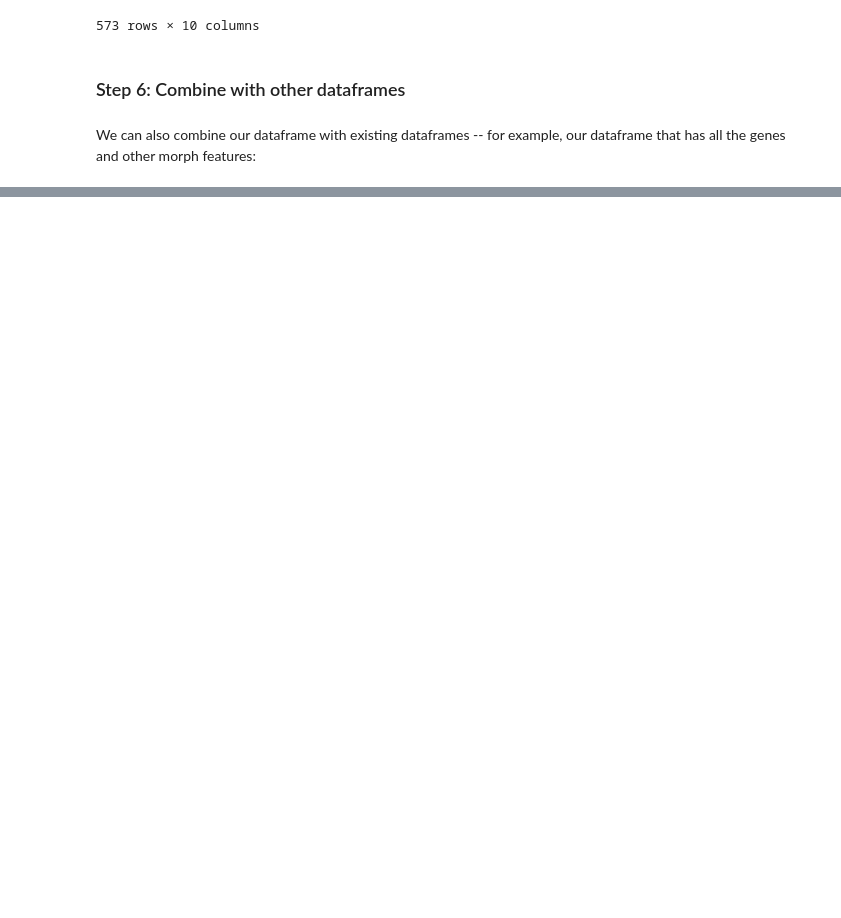
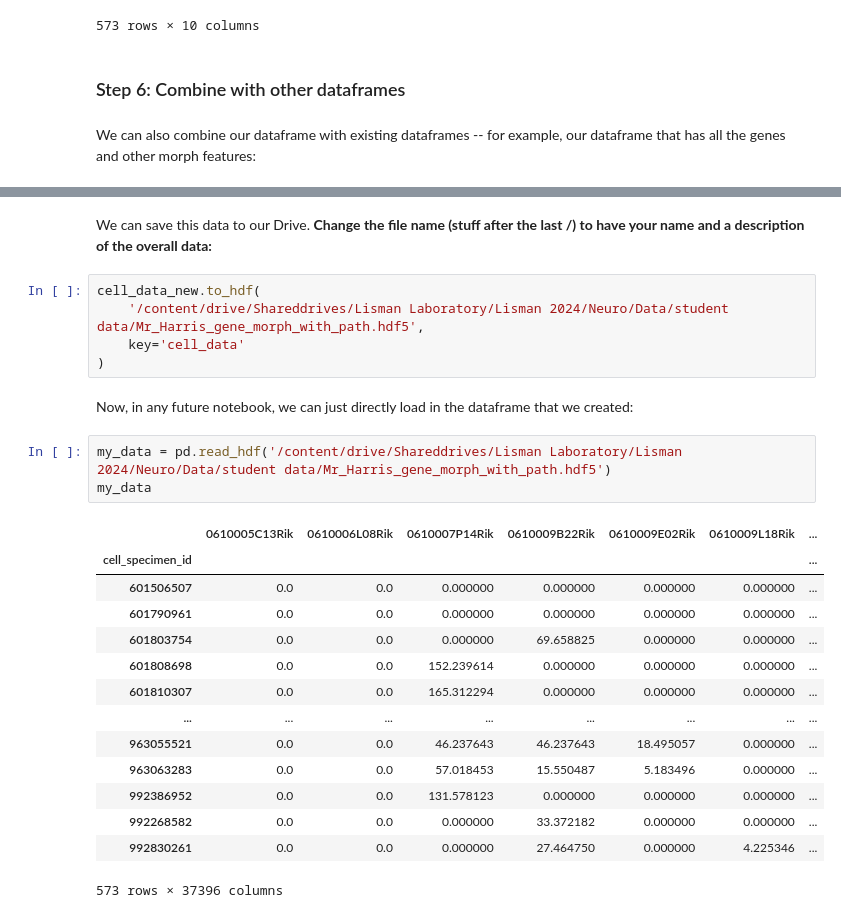
Before and after one commit to tb-harris/bin-2024, a Jupyter notebook: Figuring_Out_the_Feature_Extractor.ipynb, the cells around one changed output, grey strips where cells are left out. Cells and saved outputs as stored; diff of their text form; blank space fills up the shorter version.

```diff
--- a/Figuring_Out_the_Feature_Extractor.ipynb
+++ b/Figuring_Out_the_Feature_Extractor.ipynb
@@ -177,0 +237,27 @@ cell_data =
+# %% [markdown]
+We can save this data to our Drive. **Change the file name (stuff after the last /) to have your name and a description of the overall data:**
+# %%
+cell_data_new.to_hdf(
+    '/content/drive/Shareddrives/Lisman Laboratory/Lisman 2024/Neuro/Data/student data/Mr_Harris_gene_morph_with_path.hdf5',
+    key='cell_data'
+)
+# %% [markdown]
+Now, in any future notebook, we can just directly load in the dataframe that we created:
+# %%
+my_data = pd.read_hdf('/content/drive/Shareddrives/Lisman Laboratory/Lisman 2024/Neuro/Data/student data/Mr_Harris_gene_morph_with_path.hdf5')
+my_data
+# %% [output]
+|  | 0610005C13Rik | 0610006L08Rik | 0610007P14Rik | 0610009B22Rik | 0610009E02Rik | 0610009L18Rik | ... |
+| cell_specimen_id |  |  |  |  |  |  | ... |
+| 601506507 | 0.0 | 0.0 | 0.000000 | 0.000000 | 0.000000 | 0.000000 | ... |
+| 601790961 | 0.0 | 0.0 | 0.000000 | 0.000000 | 0.000000 | 0.000000 | ... |
+| 601803754 | 0.0 | 0.0 | 0.000000 | 69.658825 | 0.000000 | 0.000000 | ... |
+| 601808698 | 0.0 | 0.0 | 152.239614 | 0.000000 | 0.000000 | 0.000000 | ... |
+| 601810307 | 0.0 | 0.0 | 165.312294 | 0.000000 | 0.000000 | 0.000000 | ... |
+| ... | ... | ... | ... | ... | ... | ... | ... |
+| 963055521 | 0.0 | 0.0 | 46.237643 | 46.237643 | 18.495057 | 0.000000 | ... |
+| 963063283 | 0.0 | 0.0 | 57.018453 | 15.550487 | 5.183496 | 0.000000 | ... |
+| 992386952 | 0.0 | 0.0 | 131.578123 | 0.000000 | 0.000000 | 0.000000 | ... |
+| 992268582 | 0.0 | 0.0 | 0.000000 | 33.372182 | 0.000000 | 0.000000 | ... |
+| 992830261 | 0.0 | 0.0 | 0.000000 | 27.464750 | 0.000000 | 4.225346 | ... |
+573 rows × 37396 columns
```
Also changed, not shown: parts of 9 cells of this notebook.
